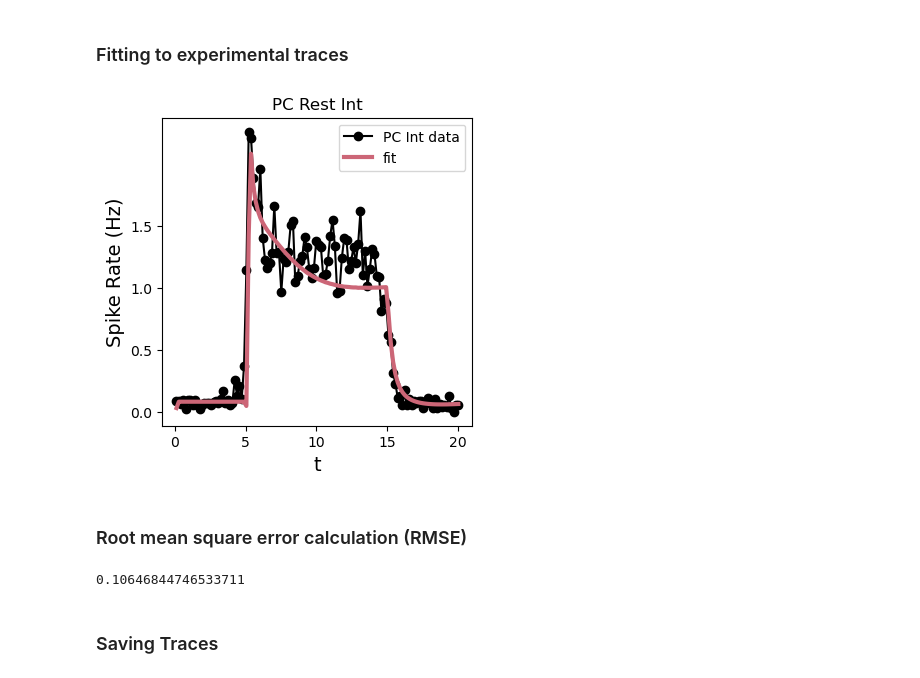
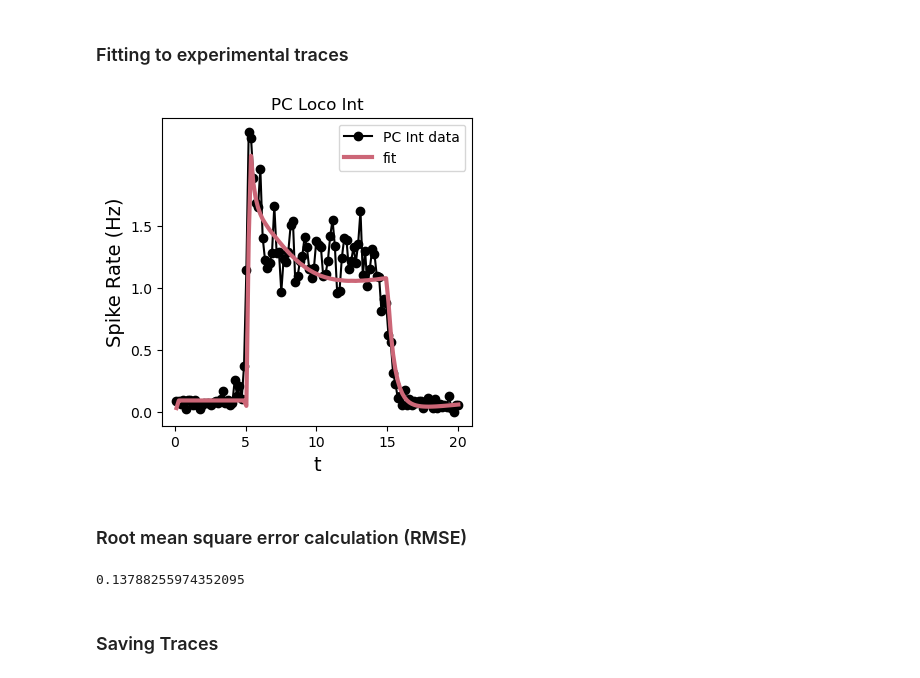
Before and after one commit to lagnadoLab/CortexModel, a Jupyter notebook: Model_V1_Loco_PCTypes_Int.ipynb, the cells around one changed output. Drawn from its saved outputs; the diff is of its cells as text; code cells hidden in the pictures.

```diff
--- a/Model_V1_Loco_PCTypes_Int.ipynb
+++ b/Model_V1_Loco_PCTypes_Int.ipynb
@@ -391,9 +387,9 @@ delay_1 = np.float32(0.1650418)
 delay_2 = np.float32(1.73305)
 delay_3 = np.float32(0.3695274)
 decay = np.float32(3.324089)
-decay_s = np.float32(0.237619296)
-decay_f = np.float32(0.622169296)
-decay_ff = np.float32(2.820509013)
+decay_s = np.float32(0.26855)
+decay_f = np.float32(0.83425)
+decay_ff = np.float32(2.15272)
 ampl = np.float32(1.0)
 base = np.float32(1.0)
 base_sigm = np.float32(0)
@@ -403,8 +399,8 @@ tau = np.float32(np.array([0.015, 0.0075, 0.019, 0.019]))
 
 #Variable parameters
 
-k = np.float32(0.017106345)
-i = np.float32(np.array([0.279667994, 0.022913393, 0.197861534, 0.508132605]))
+k = np.float32(0.031618307)
+i = np.float32(np.array([0.26581, 0.01448, 0.11203, 0.51341]))
 scale = np.sqrt(np.float32(np.array(pc_type_new))[30:90].mean()/np.float32(np.array(pc_all_new))[30:90].mean())
 i_d = np.array([i[0] * scale])
 w = np.float32(np.array([
@@ -429,11 +425,11 @@ w = np.float32(np.array([
               0.29989]))# w_18 FB -> VIP
 
 w_d = np.array([w[0] * scale, # w_d_0  PC  -> PC
-                2.194586589, # w_d_1  FF  -> PC
-                0.397350042, # w_d_2  SS   -> PC
-                2.078867084, # w_d_3  FB   -> PC
-                2.132803579, # w_d_4  PV   -> PC
-                1.259901853]) # w_d_5  SST -> PC
+                2.190911746, # w_d_1  FF  -> PC
+                0.396946593, # w_d_2  SS   -> PC
+                2.087712808, # w_d_3  FB   -> PC
+                2.144962019, # w_d_4  PV   -> PC
+                1.259722955]) # w_d_5  SST -> PC
 
 data_pv = np.float32(np.array(pv_new))
 data_sst = np.float32(np.array(sst_new))
@@ -530,26 +526,26 @@ model = simulate_step(t_exp, init, params)
 # %%
 # ============================
 #        PC Intermediate
 # ============================
 plt.figure(figsize=(4,4))
 plt.plot(t_exp, data_pc_type, color='#000000', marker='o', label='PC '+ Type +' data')
 plt.plot(t_exp, model['f_e_d'].values, color='#cc6677', label='fit', linewidth=3)
-plt.title('PC Rest '+ Type)
+plt.title('PC Loco '+ Type)
 plt.legend(loc='best')
 plt.ylabel("Spike Rate (Hz)", fontsize=14)
 plt.xlabel('t', fontsize=14)
 plt.xticks(np.arange(0,21,5))
 plt.yticks(np.arange(0,1.7,0.5))
 plt.show()
 # %% [output]
-[figure, old version]
+[figure, new version]
 # %% [markdown]
 ### Root mean square error calculation (RMSE)
 # %%
 a_tot = RMSE_full(params, init, data_pc_all, data_pv, data_sst, data_vip)
 print(a_tot)
 # %% [output]
-0.10646844746533711
+0.13788255974352095
 # %% [markdown]
 ### Saving Traces
 # %%
```
Also changed, not shown: parts of 2 cells of this notebook, 3 other files.
